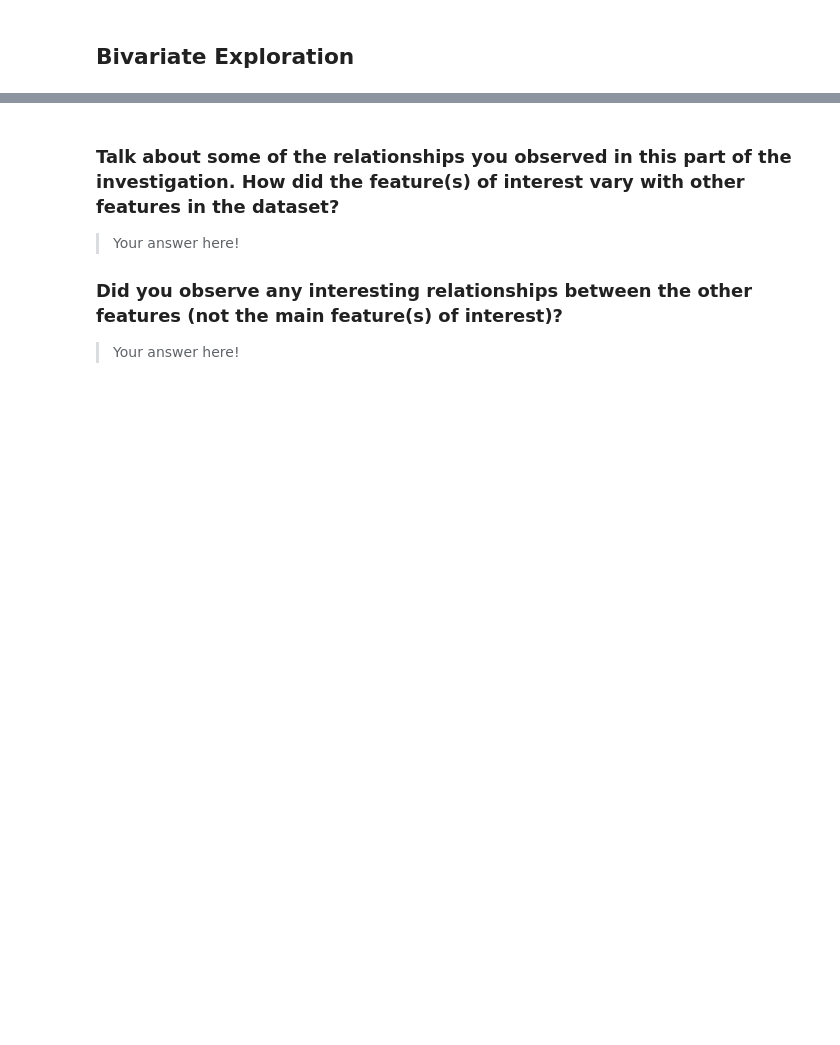
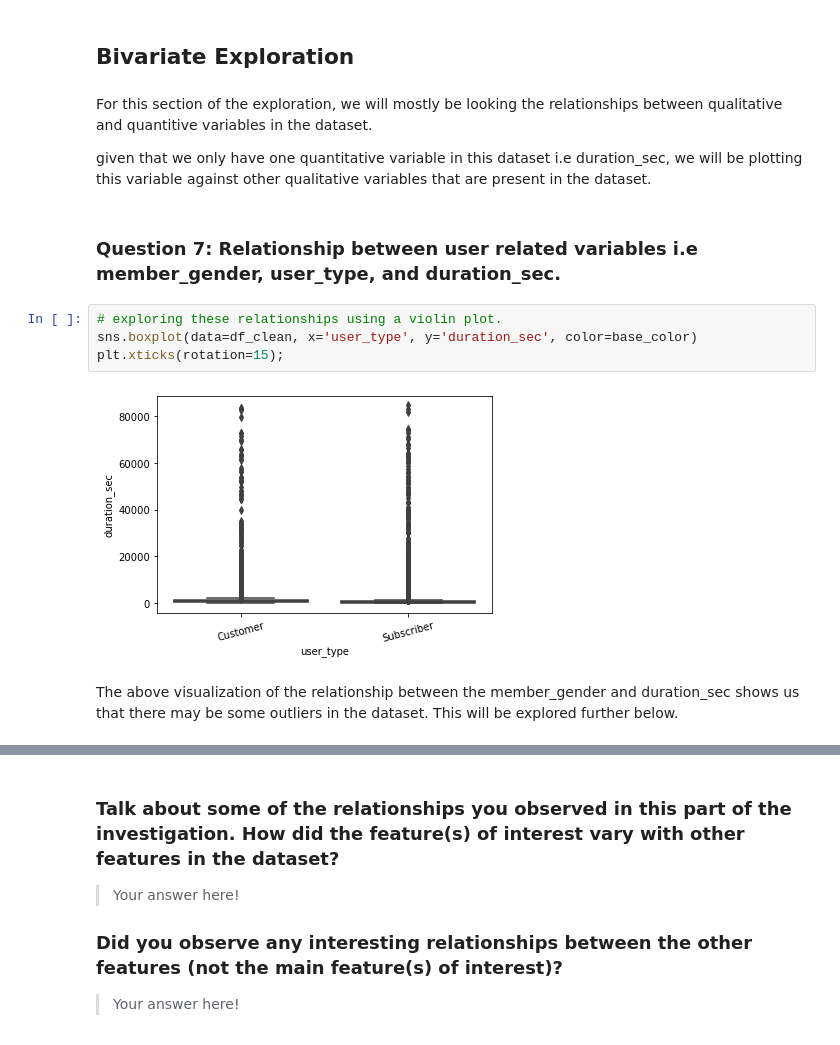
Before and after one commit to jjjeorgee/ALX-T, a Jupyter notebook: Project 03 - Data Visualization/Part_I_exploration.ipynb, the cells around one changed output, grey strips where cells are left out. Saved outputs shown, nothing was run; the diff lists cells and outputs as text; blank space fills up the shorter version.

```diff
--- a/Project 03 - Data Visualization/Part_I_exploration.ipynb
+++ b/Project 03 - Data Visualization/Part_I_exploration.ipynb
@@ -373,2 +399,16 @@ Most bike rides seem to start and end at Market Street at 10th Street
 # %% [markdown]
 ## Bivariate Exploration
+# %% [markdown]
+For this section of the exploration, we will mostly be looking the relationships between qualitative and quantitive variables in the dataset.
+
+given that we only have one quantitative variable in this dataset i.e duration_sec, we will be plotting this variable against other qualitative variables that are present in the dataset.
+# %% [markdown]
+### Question 7: Relationship between user related variables i.e member_gender, user_type, and duration_sec.
+# %%
+# exploring these relationships using a violin plot.
+sns.boxplot(data=df_clean, x='user_type', y='duration_sec', color=base_color)
+plt.xticks(rotation=15);
+# %% [output]
+[figure, added]
+# %% [markdown]
+The above visualization of the relationship between the member_gender and duration_sec shows us that there may be some outliers in the dataset. This will be explored further below.
```
Also changed, not shown: parts of 10 cells of this notebook, 1 other file.
